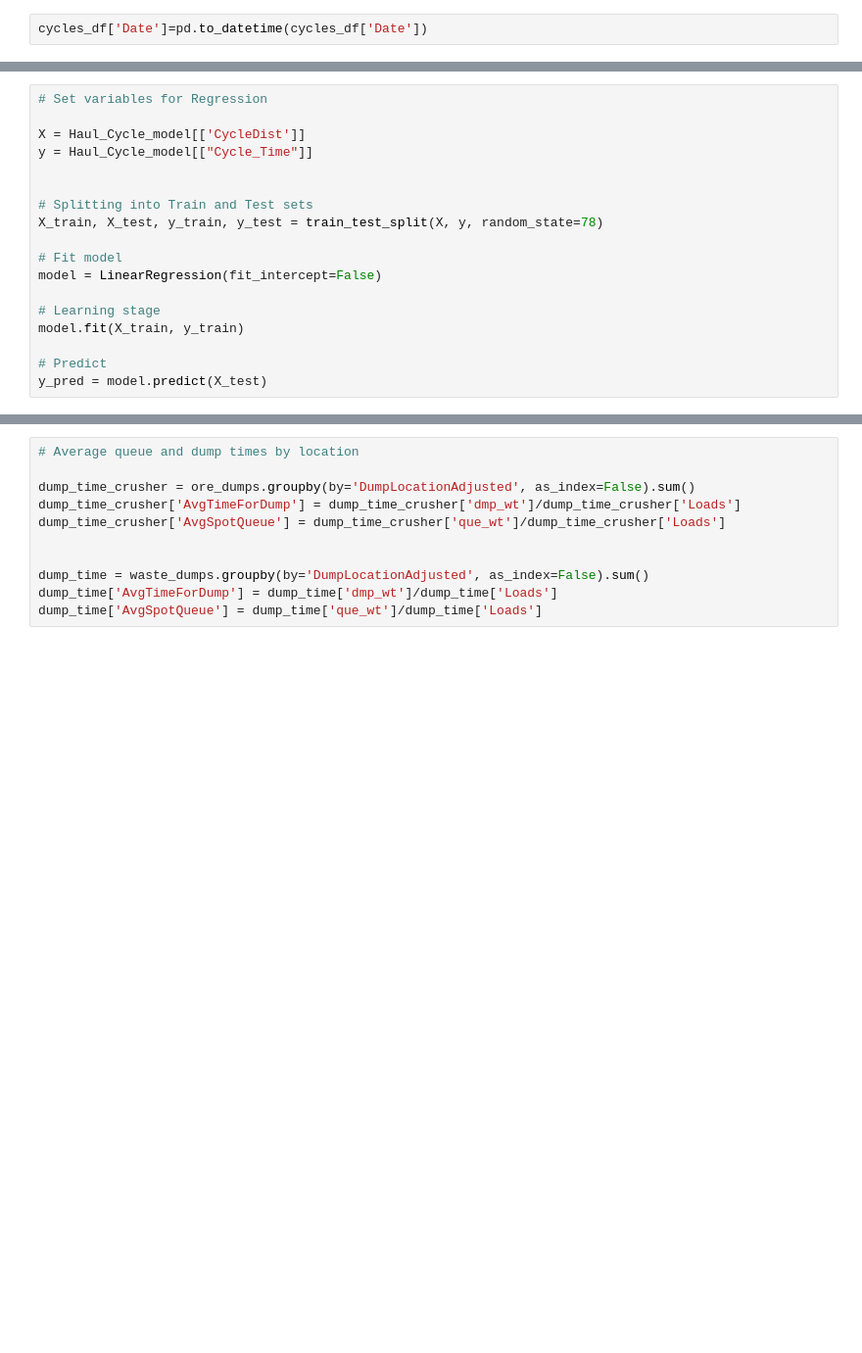
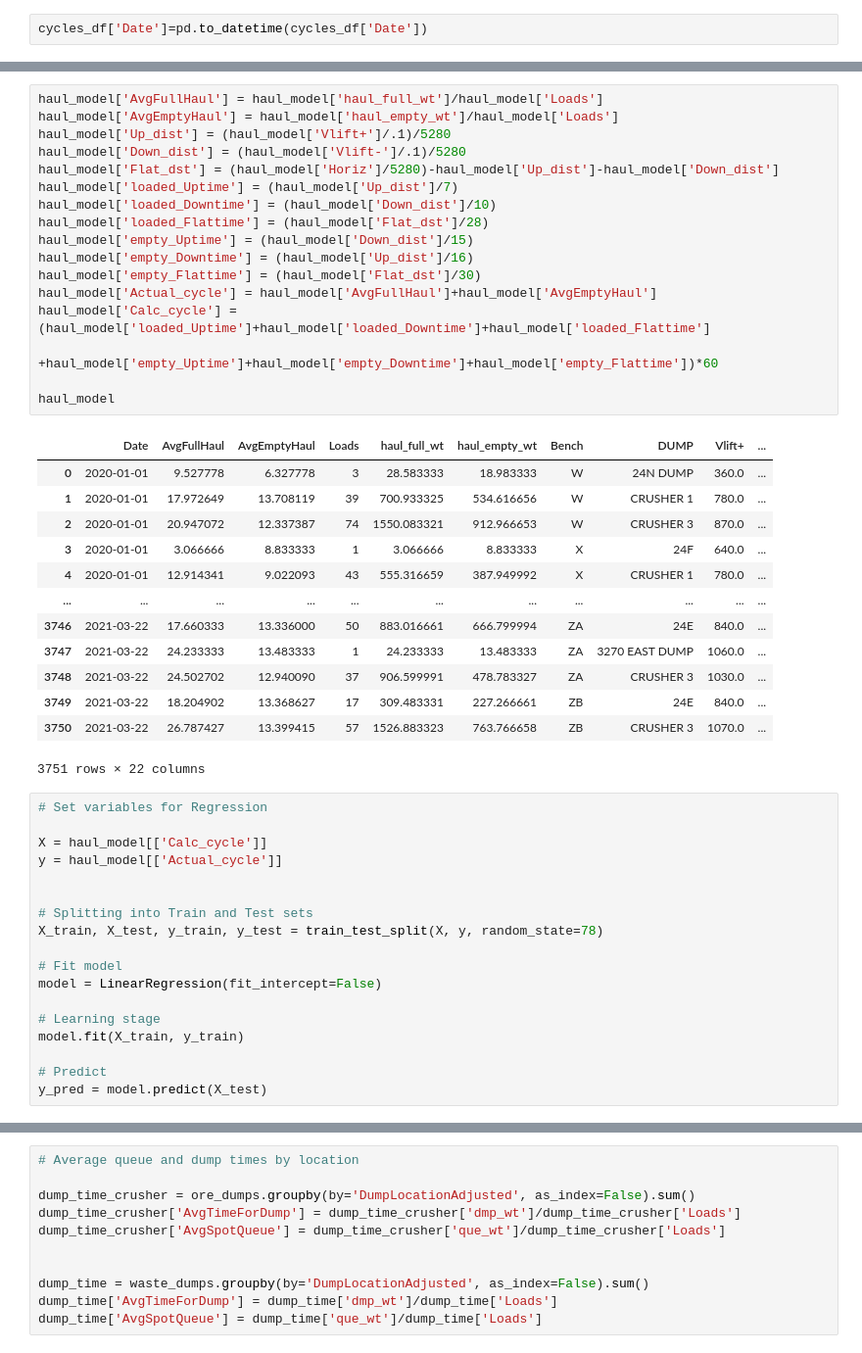
Before and after one commit to Copperminer02/Haul_Analysis, a Jupyter notebook: Haul_Cycle_calc.ipynb, the cells around one changed output, grey strips where cells are left out. Shown: that part at 98% size. Cells and saved outputs as stored; diff of their text form; blank space fills up the shorter version.

```diff
--- a/Haul_Cycle_calc.ipynb
+++ b/Haul_Cycle_calc.ipynb
@@ -140,8 +89,39 @@ plt.grid(True)
+# %%
+haul_model['AvgFullHaul'] = haul_model['haul_full_wt']/haul_model['Loads']
+haul_model['AvgEmptyHaul'] = haul_model['haul_empty_wt']/haul_model['Loads']
+haul_model['Up_dist'] = (haul_model['Vlift+']/.1)/5280
+haul_model['Down_dist'] = (haul_model['Vlift-']/.1)/5280
+haul_model['Flat_dst'] = (haul_model['Horiz']/5280)-haul_model['Up_dist']-haul_model['Down_dist']
+haul_model['loaded_Uptime'] = (haul_model['Up_dist']/7)
+haul_model['loaded_Downtime'] = (haul_model['Down_dist']/10)
+haul_model['loaded_Flattime'] = (haul_model['Flat_dst']/28)
+haul_model['empty_Uptime'] = (haul_model['Down_dist']/15)
+haul_model['empty_Downtime'] = (haul_model['Up_dist']/16)
+haul_model['empty_Flattime'] = (haul_model['Flat_dst']/30)
+haul_model['Actual_cycle'] = haul_model['AvgFullHaul']+haul_model['AvgEmptyHaul']
+haul_model['Calc_cycle'] = (haul_model['loaded_Uptime']+haul_model['loaded_Downtime']+haul_model['loaded_Flattime']
+                            +haul_model['empty_Uptime']+haul_model['empty_Downtime']+haul_model['empty_Flattime'])*60
+
+haul_model
+# %% [output]
+|  | Date | AvgFullHaul | AvgEmptyHaul | Loads | haul_full_wt | haul_empty_wt | Bench | DUMP | Vlift+ | ... |
+| 0 | 2020-01-01 | 9.527778 | 6.327778 | 3 | 28.583333 | 18.983333 | W | 24N DUMP | 360.0 | ... |
+| 1 | 2020-01-01 | 17.972649 | 13.708119 | 39 | 700.933325 | 534.616656 | W | CRUSHER 1 | 780.0 | ... |
+| 2 | 2020-01-01 | 20.947072 | 12.337387 | 74 | 1550.083321 | 912.966653 | W | CRUSHER 3 | 870.0 | ... |
+| 3 | 2020-01-01 | 3.066666 | 8.833333 | 1 | 3.066666 | 8.833333 | X | 24F | 640.0 | ... |
+| 4 | 2020-01-01 | 12.914341 | 9.022093 | 43 | 555.316659 | 387.949992 | X | CRUSHER 1 | 780.0 | ... |
+| ... | ... | ... | ... | ... | ... | ... | ... | ... | ... | ... |
+| 3746 | 2021-03-22 | 17.660333 | 13.336000 | 50 | 883.016661 | 666.799994 | ZA | 24E | 840.0 | ... |
+| 3747 | 2021-03-22 | 24.233333 | 13.483333 | 1 | 24.233333 | 13.483333 | ZA | 3270 EAST DUMP | 1060.0 | ... |
+| 3748 | 2021-03-22 | 24.502702 | 12.940090 | 37 | 906.599991 | 478.783327 | ZA | CRUSHER 3 | 1030.0 | ... |
+| 3749 | 2021-03-22 | 18.204902 | 13.368627 | 17 | 309.483331 | 227.266661 | ZB | 24E | 840.0 | ... |
+| 3750 | 2021-03-22 | 26.787427 | 13.399415 | 57 | 1526.883323 | 763.766658 | ZB | CRUSHER 3 | 1070.0 | ... |
+3751 rows × 22 columns
 # %%
 # Set variables for Regression
 
-X = Haul_Cycle_model[['CycleDist']]
-y = Haul_Cycle_model[["Cycle_Time"]]
+X = haul_model[['Calc_cycle']]
+y = haul_model[['Actual_cycle']]
 
 
 # Splitting into Train and Test sets
```
Also changed, not shown: parts of 23 cells of this notebook, 1 other file.
